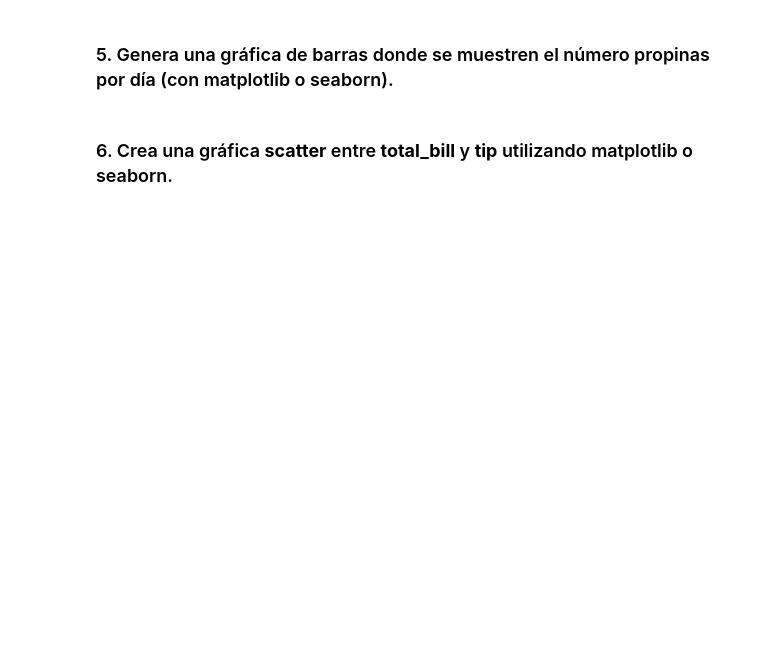
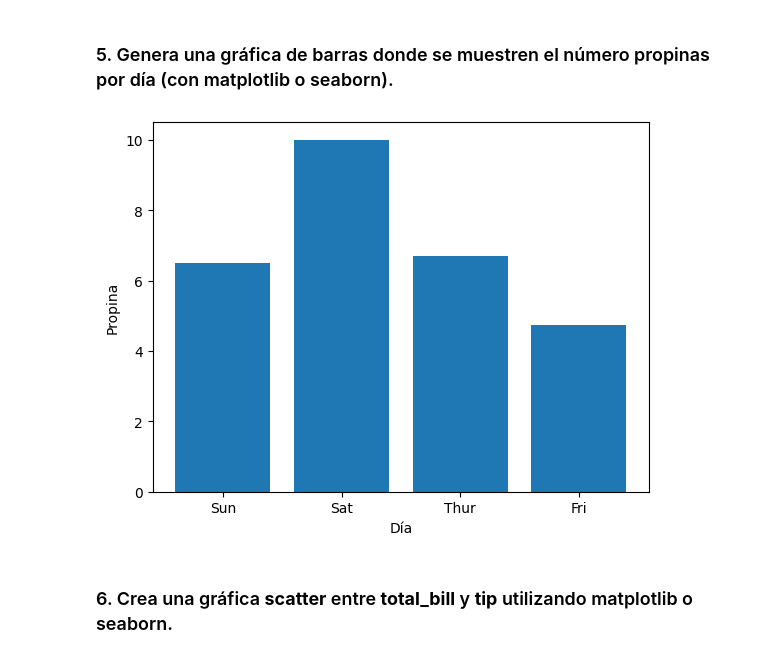
Before and after one commit to RalphNM1/InteligenciaArtificial, a Jupyter notebook: Ejercicios/Numpy/Numpy_pandas/Numpy_pandas.ipynb, the cells around one changed output. Saved outputs shown, nothing was run; the diff lists cells and outputs as text; code cells hidden in the pictures; blank space fills up the shorter version.

```diff
--- a/Ejercicios/Numpy/Numpy_pandas/Numpy_pandas.ipynb
+++ b/Ejercicios/Numpy/Numpy_pandas/Numpy_pandas.ipynb
@@ -43,3 +76,7 @@ array([           nan,  1944.11700491,  6454.13537039, 11540.02556108,
 El **dataset** que vamos a a utilizar para realizar los siguientes ejercicios se denomina **"tips"** (tips.csv en la carpeta data, descargado de Kaggle) y contiene los datos que un camarero registró sobre cada propina que recibió durante un período de unos meses trabajando en un restaurante.
 # %% [markdown]
 ### 1. Lee el dataset con pandas y cárgalo en un DataFrame
+# %%
+tips_df = pd.read_csv("data/tips.csv")
+
+tips_df
@@ -52,4 +144,13 @@ El **dataset** que vamos a a utilizar para realizar los siguientes ejercicios se
 # %% [markdown]
 ### 5. Genera una gráfica de barras donde se muestren el número propinas por día (con matplotlib o seaborn).
+# %%
+
+
+plt.bar(tips_df["day"],tips_df["tip"])
+plt.xlabel('Día')
+plt.ylabel('Propina')
+plt.show()
+# %% [output]
+[figure, added]
 # %% [markdown]
 ### 6. Crea una gráfica **scatter** entre **total_bill** y **tip** utilizando matplotlib o seaborn.
```
Also changed, not shown: parts of 14 cells of this notebook, 21 other files.
